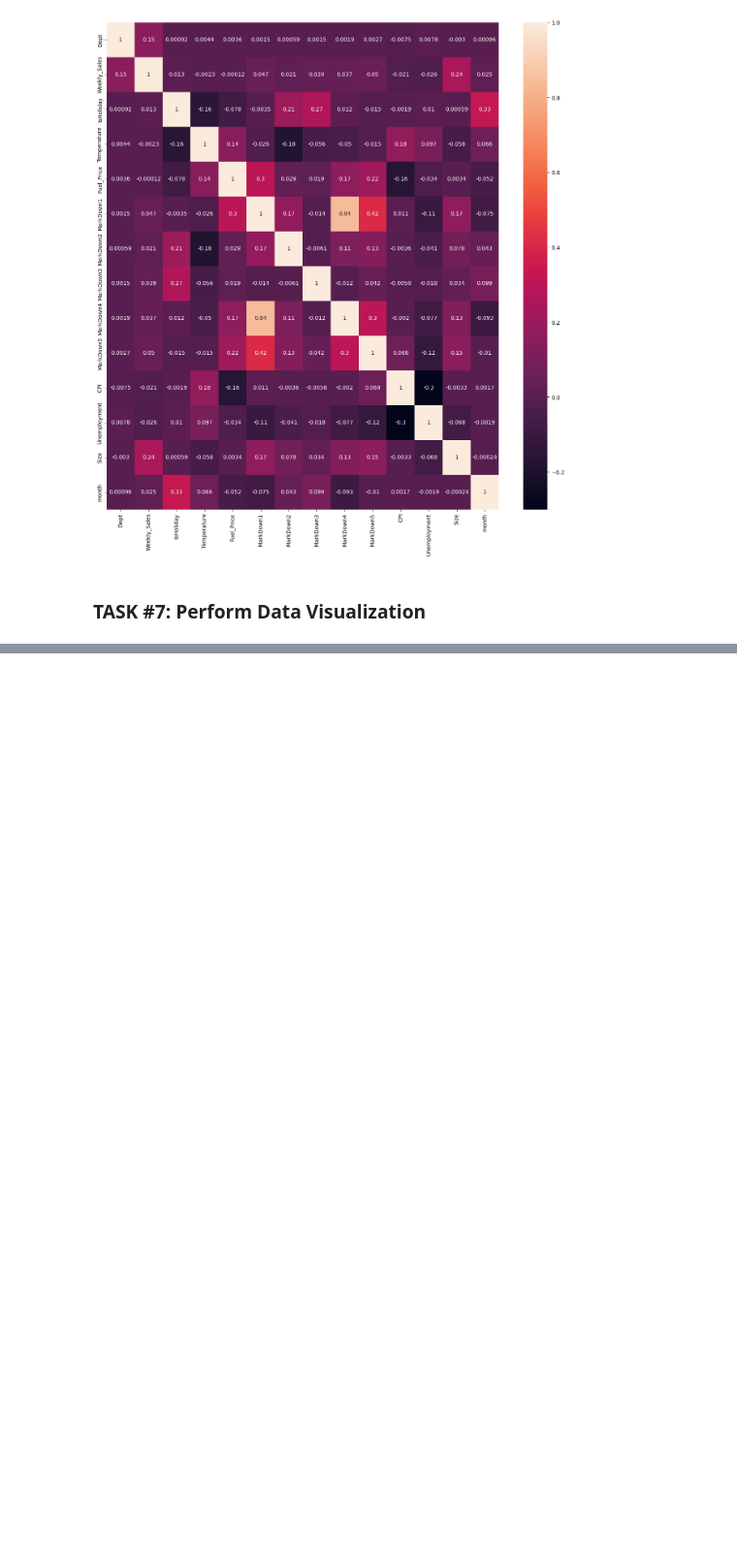
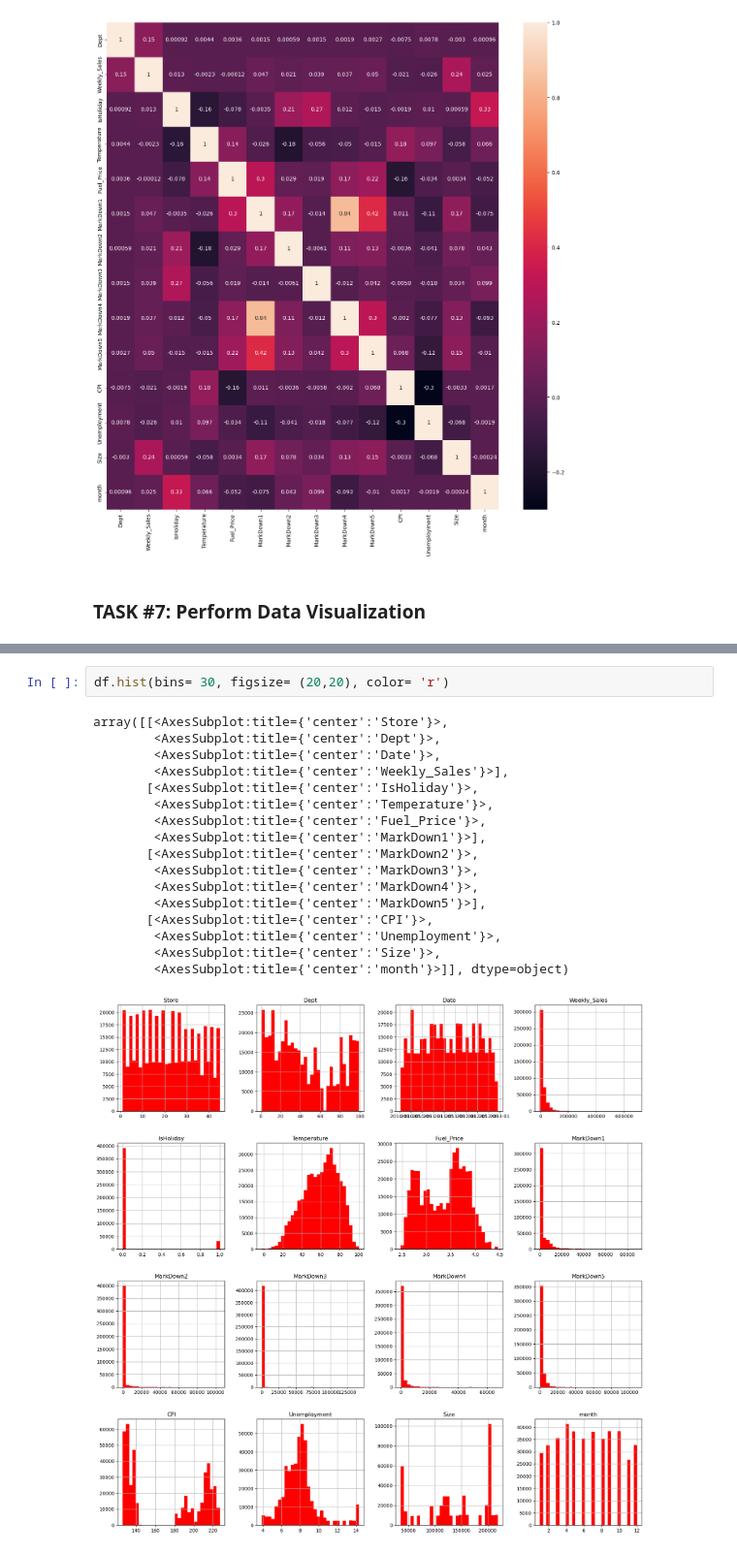
Before and after one commit to RomanRosa/retail_sales_prediction, a Jupyter notebook: xgboost_sales_prediction.ipynb, the cells around one changed output, grey strips where cells are left out. Shown at 97% size. Drawn from its saved outputs; the diff is of its cells as text; blank space fills up the shorter version.

Commit message:
more plots for data visualization

```diff
--- a/xgboost_sales_prediction.ipynb
+++ b/xgboost_sales_prediction.ipynb
@@ -541,0 +558,20 @@ plt.show()
+# %%
+df.hist(bins= 30, figsize= (20,20), color= 'r')
+# %% [output]
+array([[<AxesSubplot:title={'center':'Store'}>,
+        <AxesSubplot:title={'center':'Dept'}>,
+        <AxesSubplot:title={'center':'Date'}>,
+        <AxesSubplot:title={'center':'Weekly_Sales'}>],
+       [<AxesSubplot:title={'center':'IsHoliday'}>,
+        <AxesSubplot:title={'center':'Temperature'}>,
+        <AxesSubplot:title={'center':'Fuel_Price'}>,
+        <AxesSubplot:title={'center':'MarkDown1'}>],
+       [<AxesSubplot:title={'center':'MarkDown2'}>,
+        <AxesSubplot:title={'center':'MarkDown3'}>,
+        <AxesSubplot:title={'center':'MarkDown4'}>,
+        <AxesSubplot:title={'center':'MarkDown5'}>],
+       [<AxesSubplot:title={'center':'CPI'}>,
+        <AxesSubplot:title={'center':'Unemployment'}>,
+        <AxesSubplot:title={'center':'Size'}>,
+        <AxesSubplot:title={'center':'month'}>]], dtype=object)
+[figure, added]
```
Also changed, not shown: parts of 15 cells of this notebook.
